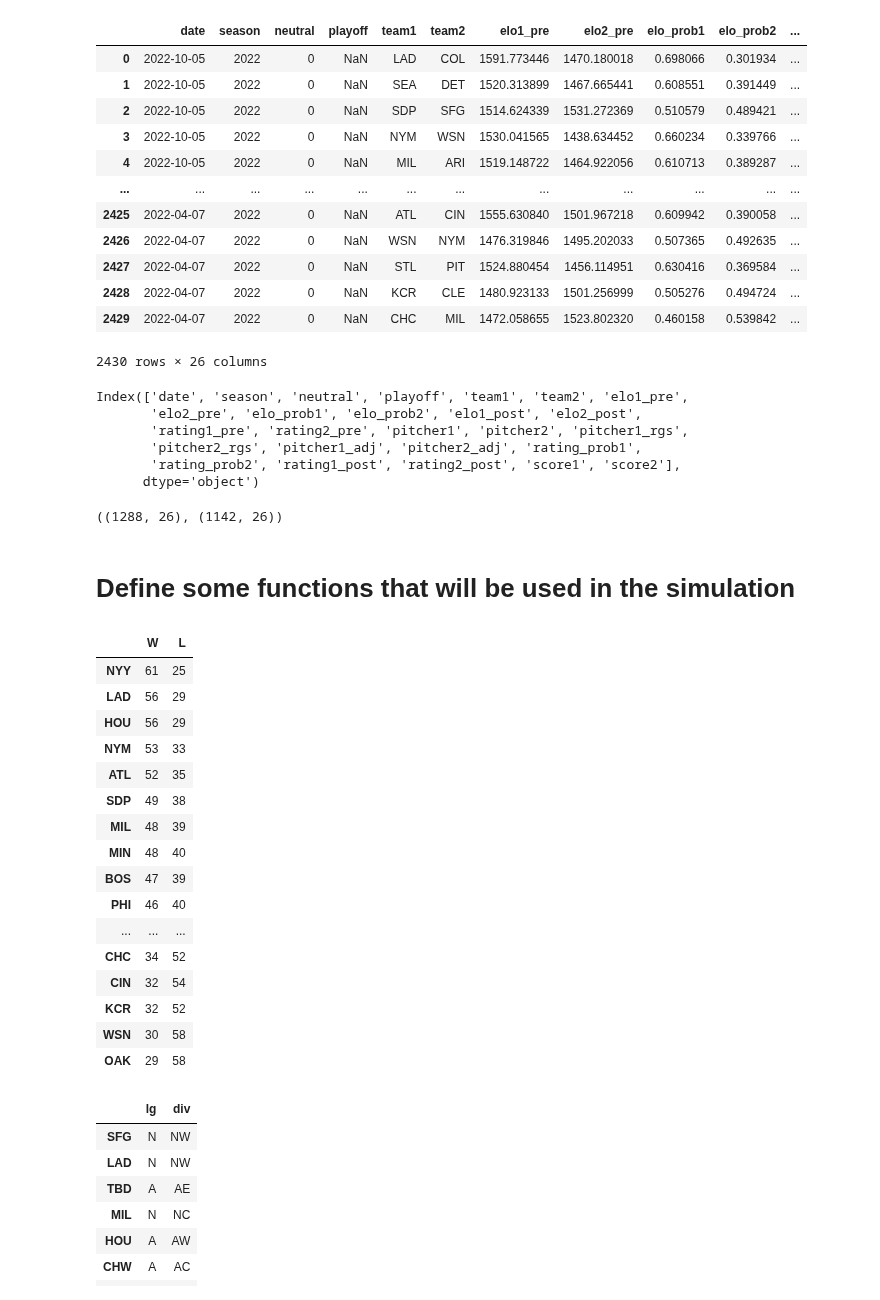
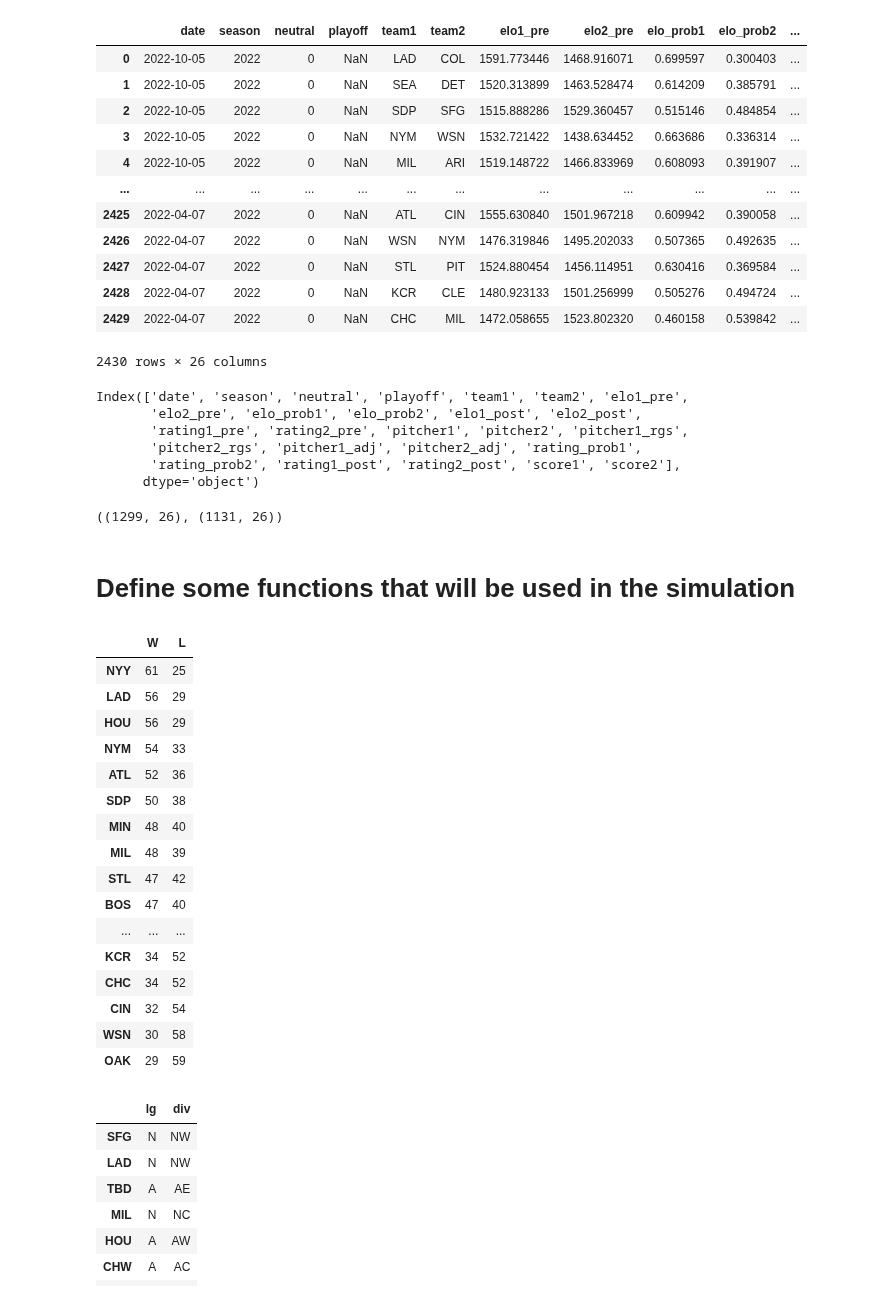
Before and after one commit to sdvinay/baseball_sql, a Jupyter notebook: pandas/playoff_odds_monte_carlo.ipynb, the cells around one changed output. Saved outputs shown, nothing was run; the diff lists cells and outputs as text; code cells hidden in the pictures.

```diff
--- a/pandas/playoff_odds_monte_carlo.ipynb
+++ b/pandas/playoff_odds_monte_carlo.ipynb
@@ -11,15 +11,16 @@ import pandas as pd
 import numpy as np
 # %%
 # Read in the 538 dataset, which has a row for each game in the current season (played or unplayed)
-gms = pd.read_csv('../data/538/mlb-elo/mlb_elo_latest.csv')
+gms = pd.read_csv('https://projects.fivethirtyeight.com/mlb-api/mlb_elo_latest.csv')
+#gms = pd.read_csv('../data/538/mlb-elo/mlb_elo_latest.csv')
 gms
 # %% [output]
 |  | date | season | neutral | playoff | team1 | team2 | elo1_pre | elo2_pre | elo_prob1 | elo_prob2 | ... |
-| 0 | 2022-10-05 | 2022 | 0 | NaN | LAD | COL | 1591.773446 | 1470.180018 | 0.698066 | 0.301934 | ... |
-| 1 | 2022-10-05 | 2022 | 0 | NaN | SEA | DET | 1520.313899 | 1467.665441 | 0.608551 | 0.391449 | ... |
-| 2 | 2022-10-05 | 2022 | 0 | NaN | SDP | SFG | 1514.624339 | 1531.272369 | 0.510579 | 0.489421 | ... |
-| 3 | 2022-10-05 | 2022 | 0 | NaN | NYM | WSN | 1530.041565 | 1438.634452 | 0.660234 | 0.339766 | ... |
-| 4 | 2022-10-05 | 2022 | 0 | NaN | MIL | ARI | 1519.148722 | 1464.922056 | 0.610713 | 0.389287 | ... |
+| 0 | 2022-10-05 | 2022 | 0 | NaN | LAD | COL | 1591.773446 | 1468.916071 | 0.699597 | 0.300403 | ... |
+| 1 | 2022-10-05 | 2022 | 0 | NaN | SEA | DET | 1520.313899 | 1463.528474 | 0.614209 | 0.385791 | ... |
+| 2 | 2022-10-05 | 2022 | 0 | NaN | SDP | SFG | 1515.888286 | 1529.360457 | 0.515146 | 0.484854 | ... |
+| 3 | 2022-10-05 | 2022 | 0 | NaN | NYM | WSN | 1532.721422 | 1438.634452 | 0.663686 | 0.336314 | ... |
+| 4 | 2022-10-05 | 2022 | 0 | NaN | MIL | ARI | 1519.148722 | 1466.833969 | 0.608093 | 0.391907 | ... |
 | ... | ... | ... | ... | ... | ... | ... | ... | ... | ... | ... | ... |
 | 2425 | 2022-04-07 | 2022 | 0 | NaN | ATL | CIN | 1555.630840 | 1501.967218 | 0.609942 | 0.390058 | ... |
 | 2426 | 2022-04-07 | 2022 | 0 | NaN | WSN | NYM | 1476.319846 | 1495.202033 | 0.507365 | 0.492635 | ... |
@@ -42,7 +43,7 @@ played = gms.dropna(subset=['score1']) # games that have a score
 remain = gms.loc[gms.index.difference(played.index)] # all other games
 played.shape, remain.shape
 # %% [output]
-((1288, 26), (1142, 26))
+((1299, 26), (1131, 26))
 # %% [markdown]
 # Define some functions that will be used in the simulation
 # %%
@@ -59,19 +60,19 @@ compute_standings(played)
 | NYY | 61 | 25 |
 | LAD | 56 | 29 |
 | HOU | 56 | 29 |
-| NYM | 53 | 33 |
-| ATL | 52 | 35 |
-| SDP | 49 | 38 |
+| NYM | 54 | 33 |
+| ATL | 52 | 36 |
+| SDP | 50 | 38 |
+| MIN | 48 | 40 |
 | MIL | 48 | 39 |
-| MIN | 48 | 40 |
-| BOS | 47 | 39 |
-| PHI | 46 | 40 |
+| STL | 47 | 42 |
+| BOS | 47 | 40 |
 | ... | ... | ... |
+| KCR | 34 | 52 |
 | CHC | 34 | 52 |
 | CIN | 32 | 54 |
-| KCR | 32 | 52 |
 | WSN | 30 | 58 |
-| OAK | 29 | 58 |
+| OAK | 29 | 59 |
 # %%
 #  Create a data frame with the league/division mappings, to use to determine playoff berths
 divisions = pd.DataFrame({
```
Also changed, not shown: parts of 22 cells of this notebook.
